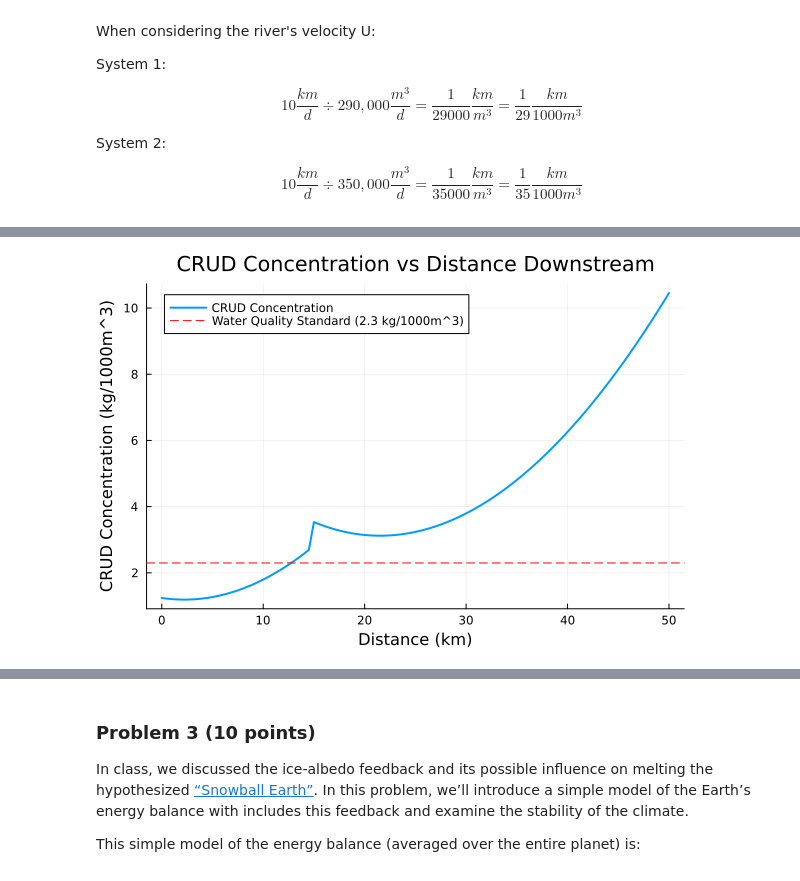
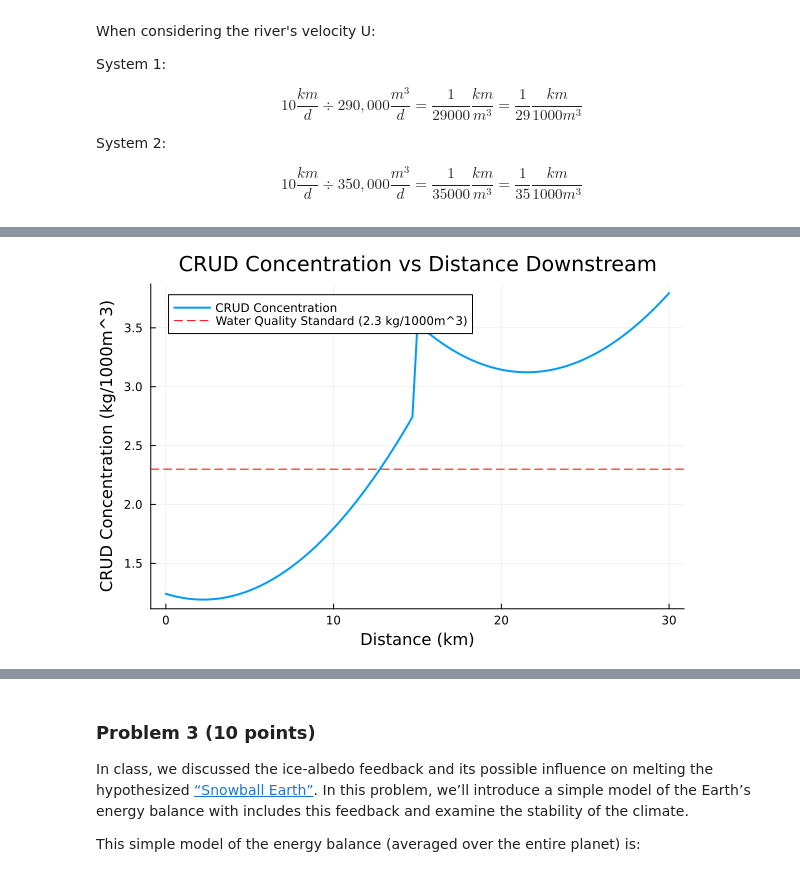
Before and after one commit to BEE4750-FA25/hw2-etw, a Jupyter notebook: hw02.ipynb, the cells around one changed output, grey strips where cells are left out. Cells and saved outputs as stored; diff of their text form; code cells hidden in the pictures.

```diff
--- a/hw02.ipynb
+++ b/hw02.ipynb
@@ -236,22 +243,23 @@ $$ 10 \frac{km}{d} \div 350,000 \frac{m^3}{d} = \frac{1}{35000} \frac{km}{m^3} =
 # %%
-distance = [0:0.5:50;]
+distance = [0:0.3:30;]
 conc = [];
 S1 = 1/29; # conversion factor to kg/1000m^3 for system 1
 S2 = 1/35; # conversion factor to kg/1000m^3 for system 2
 
 for x in distance
     if x < 15
         C1 = 36*exp(-0.36*x/10) + 0.27*x^2
         C1 = C1*S1
         push!(conc, C1)
     else
         C2 = 123.7*exp(-0.036*(x-15)) + 0.27*(x-15)^2
         C2 = C2*S2
         push!(conc, C2)
     end
 end
 
+# print(conc) # print concentrations for value verification
 plot(distance, conc, xlabel = "Distance (km)", ylabel = "CRUD Concentration (kg/1000m^3)", title = "CRUD Concentration vs Distance Downstream", legend = true, label = "CRUD Concentration", lw = 2)
 hline!([2.3], linestyle = :dash, color = :red, label = "Water Quality Standard (2.3 kg/1000m^3)")
 # %% [output]
-[figure, old version]
+[figure, new version]
```
Also changed, not shown: parts of 9 cells of this notebook.
